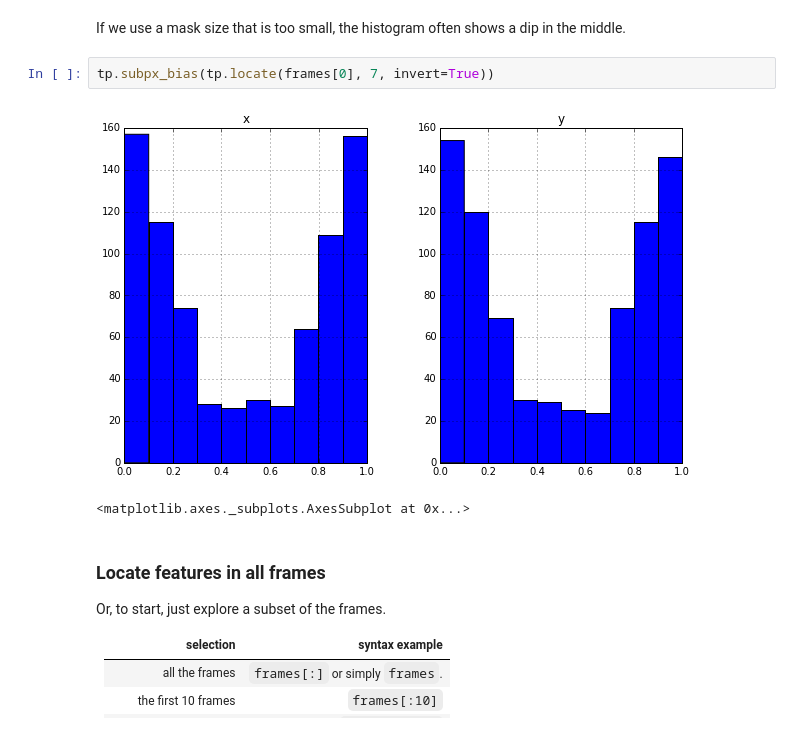
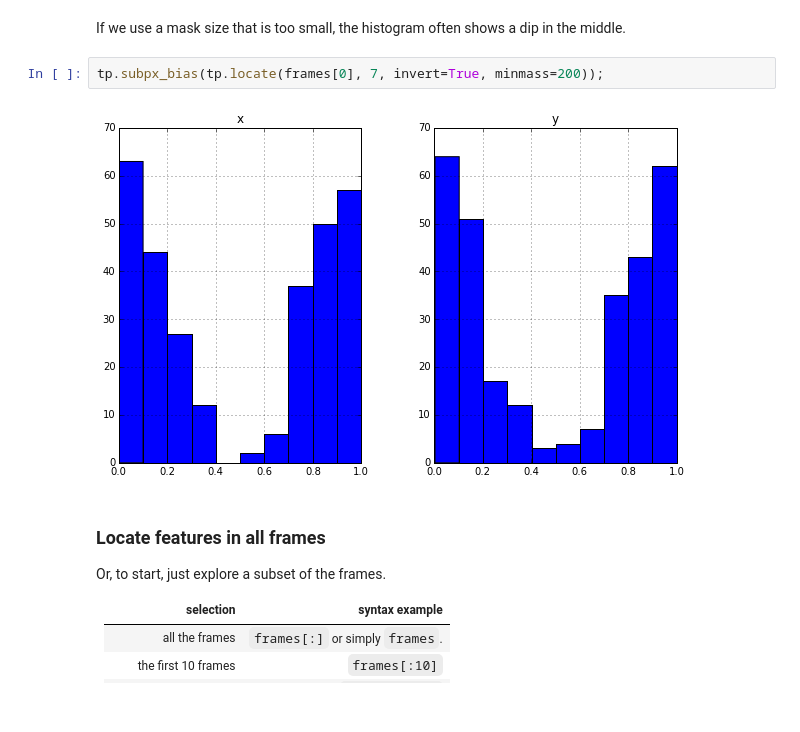
Before and after one commit to soft-matter/trackpy-examples, a Jupyter notebook: notebooks/walkthrough.ipynb, the cells around one changed output. Saved outputs shown, nothing was run; the diff lists cells and outputs as text.

Commit message:
DOC Update walkthrough
Main changes:
- use print function
- change minmass to adapt to new mass calculation
- extend list of available readers
- adapt FFTW part

```diff
--- a/notebooks/walkthrough.ipynb
+++ b/notebooks/walkthrough.ipynb
@@ -142,10 +147,9 @@ tp.subpx_bias(f)
 # %% [markdown]
 If we use a mask size that is too small, the histogram often shows a dip in the middle.
 # %%
-tp.subpx_bias(tp.locate(frames[0], 7, invert=True))
+tp.subpx_bias(tp.locate(frames[0], 7, invert=True, minmass=200));
 # %% [output]
-[figure, old version]
+[figure, new version]
-<matplotlib.axes._subplots.AxesSubplot at 0x...>
 # %% [markdown]
 ### Locate features in all frames
 Or, to start, just explore a subset of the frames.
```
Also changed, not shown: parts of 33 cells of this notebook.
